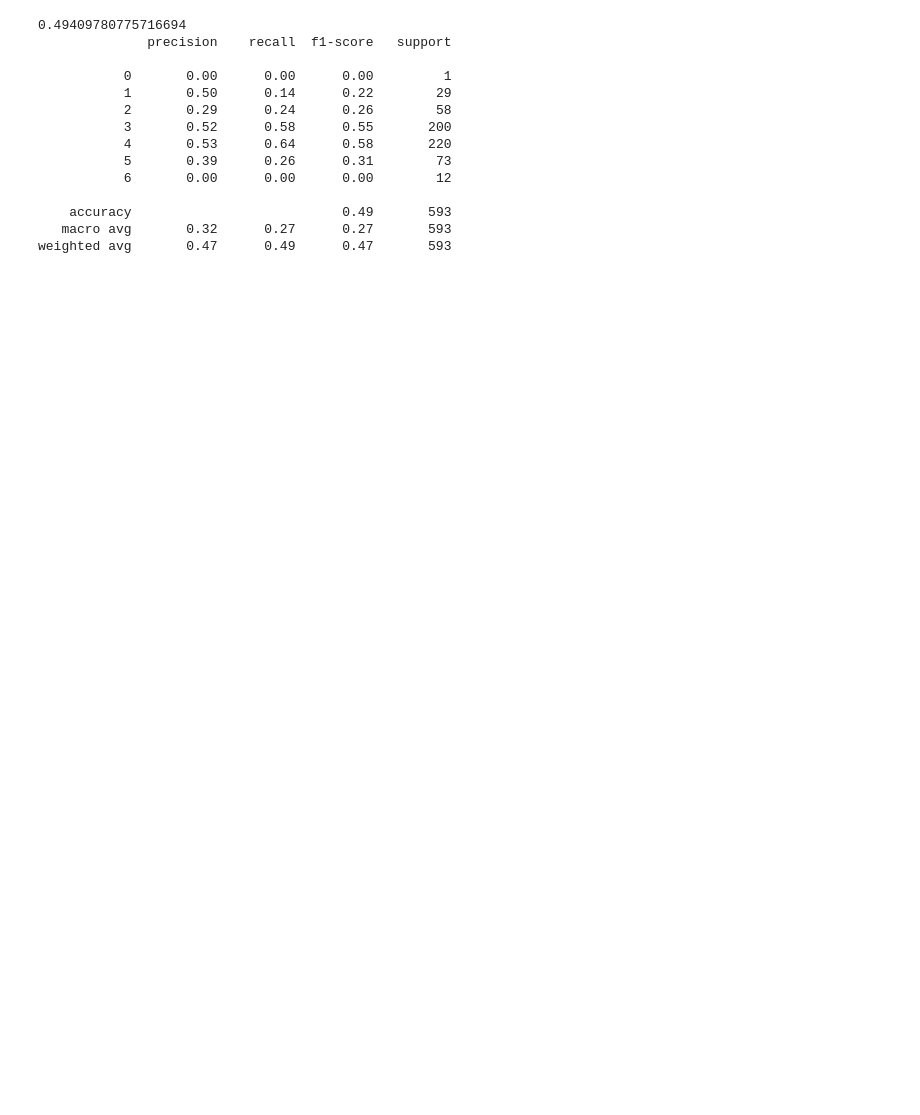
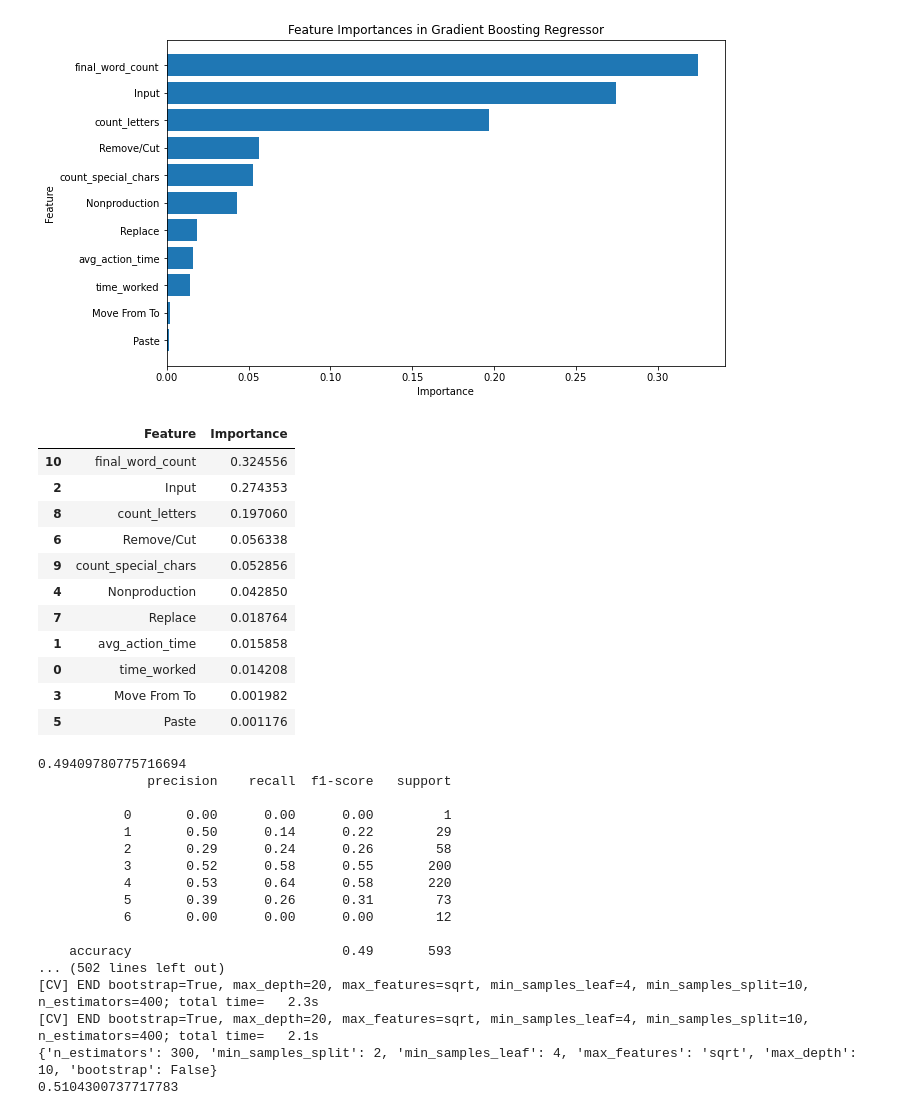
Before and after one commit to iamrajjoshi/stat432_final_project, a Jupyter notebook: rc_models.ipynb, the cells around one changed output. Saved outputs shown, nothing was run; the diff lists cells and outputs as text; code cells hidden in the pictures; blank space fills up the shorter version.

Commit message:
rc_models updated, check x_train and y_train

```diff
--- a/rc_models.ipynb
+++ b/rc_models.ipynb
@@ -196,5 +225,39 @@ best_params, best_score
+# %%
+import matplotlib.pyplot as plt
+
+# Extracting feature importances
+feature_importances = best_gb.feature_importances_
+
+# Creating a DataFrame for easier visualization
+features_df = pd.DataFrame({'Feature': X.columns, 'Importance': feature_importances})
+features_df = features_df.sort_values(by='Importance', ascending=False)
+
+# Plotting feature importances
+plt.figure(figsize=(10, 6))
+plt.barh(features_df['Feature'], features_df['Importance'])
+plt.xlabel('Importance')
+plt.ylabel('Feature')
+plt.title('Feature Importances in Gradient Boosting Regressor')
+plt.gca().invert_yaxis()  # Invert y-axis for better readability
+plt.show()
+
+features_df
+# %% [output]
+[figure, added]
+|  | Feature | Importance |
+| 10 | final_word_count | 0.324556 |
+| 2 | Input | 0.274353 |
+| 8 | count_letters | 0.197060 |
+| 6 | Remove/Cut | 0.056338 |
+| 9 | count_special_chars | 0.052856 |
+| 4 | Nonproduction | 0.042850 |
+| 7 | Replace | 0.018764 |
+| 1 | avg_action_time | 0.015858 |
+| 0 | time_worked | 0.014208 |
+| 3 | Move From To | 0.001982 |
+| 5 | Paste | 0.001176 |
 # %%
-# random forest classifier
+# RANDOM FOREST CLASSIFIER
 from sklearn.ensemble import RandomForestClassifier
 from sklearn.metrics import accuracy_score, classification_report
 
@@ -210,15 +273,28 @@ rf_cls = RandomForestClassifier(random_state=42)
 # Fitting the Random Forest Classifier to the training data
 rf_cls.fit(X_train_cls, y_train_cls)
 
-# Predicting on the test set
-rf_cls_predictions = rf_cls.predict(X_test_cls)
 
-# Evaluating the model
-accuracy_rf_cls = accuracy_score(y_test_cls, rf_cls_predictions)
-report_rf_cls = classification_report(y_test_cls, rf_cls_predictions)
+# Define your parameter grid and initialize RandomizedSearchCV
+param_grid = {
+    'n_estimators': [100, 200, 300, 400, 500],
+    'max_features': ['auto', 'sqrt'],
+    'max_depth': [10, 20, 30, 40, 50, None],
+    'min_samples_split': [2, 5, 10],
+    'min_samples_leaf': [1, 2, 4],
+    'bootstrap': [True, False]
+}
+random_search = RandomizedSearchCV(RandomForestClassifier(random_state=42),
+                                   param_grid, n_iter=100, cv=5, verbose=2,
+                                   random_state=42, n_jobs=-1)
 
-print(accuracy_rf_cls)
-print(report_rf_cls)
+# Fit the model
+random_search.fit(X_train_cls, y_train_cls)
+
+# Best parameters and score
+best_params = random_search.best_params_
+best_score = random_search.best_score_
+print(best_params)
+print(best_score)
 # %% [output]
 0.49409780775716694
               precision    recall  f1-score   support
@@ -232,5 +308,8 @@ print(report_rf_cls)
            6       0.00      0.00      0.00        12
 
     accuracy                           0.49       593
-   macro avg       0.32      0.27      0.27       593
-weighted avg       0.47      0.49      0.47       593
+... (502 lines left out)
+[CV] END bootstrap=True, max_depth=20, max_features=sqrt, min_samples_leaf=4, min_samples_split=10, n_estimators=400; total time=   2.3s
+[CV] END bootstrap=True, max_depth=20, max_features=sqrt, min_samples_leaf=4, min_samples_split=10, n_estimators=400; total time=   2.1s
+{'n_estimators': 300, 'min_samples_split': 2, 'min_samples_leaf': 4, 'max_features': 'sqrt', 'max_depth': 10, 'bootstrap': False}
+0.5104300737717783
```
Also changed, not shown: parts of 14 cells of this notebook.
